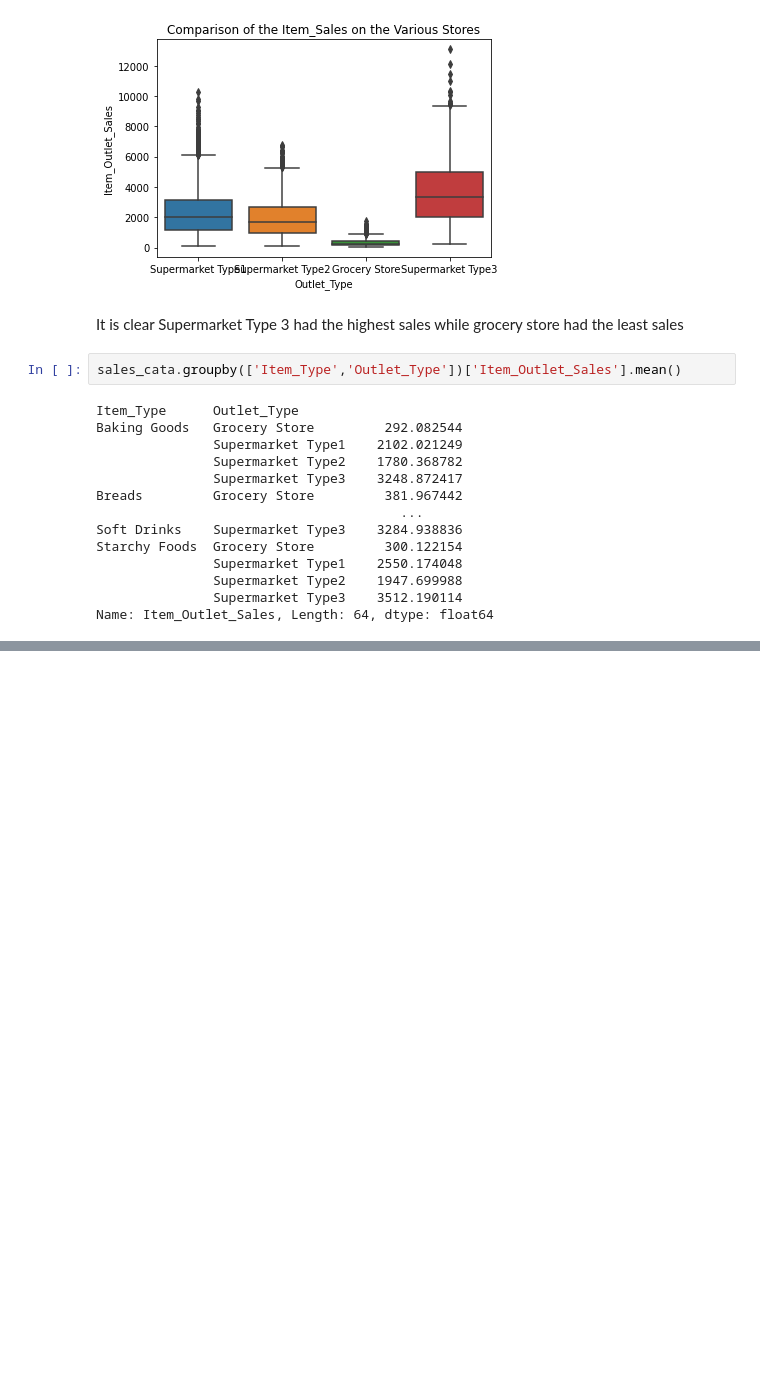
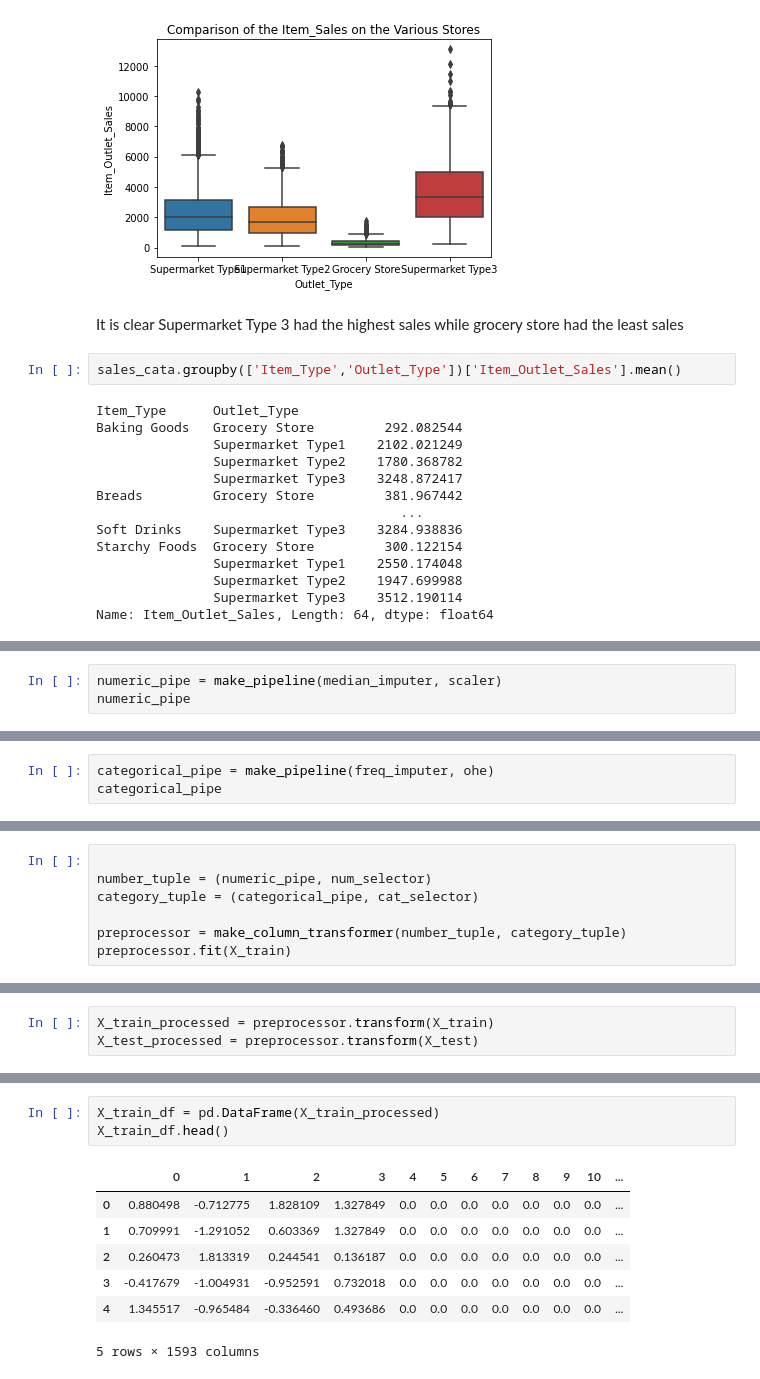
Before and after one commit to maryawamaitha/A-Food-Sales-PredictionsProject, a Jupyter notebook: Project1_FoodSalesPrediction.ipynb, the cells around one changed output, grey strips where cells are left out. Cells and saved outputs as stored; diff of their text form; blank space fills up the shorter version.

```diff
--- a/Project1_FoodSalesPrediction.ipynb
+++ b/Project1_FoodSalesPrediction.ipynb
@@ -251,0 +278,3 @@ Name: Item_Outlet_Sales, Length: 64, dtype: float64
+# %%
+numeric_pipe = make_pipeline(median_imputer, scaler)
+numeric_pipe
@@ -251,0 +284,3 @@ Name: Item_Outlet_Sales, Length: 64, dtype: float64
+# %%
+categorical_pipe = make_pipeline(freq_imputer, ohe)
+categorical_pipe
@@ -251,0 +291,7 @@ Name: Item_Outlet_Sales, Length: 64, dtype: float64
+# %%
+
+number_tuple = (numeric_pipe, num_selector)
+category_tuple = (categorical_pipe, cat_selector)
+
+preprocessor = make_column_transformer(number_tuple, category_tuple)
+preprocessor.fit(X_train)
@@ -251,0 +312,3 @@ Name: Item_Outlet_Sales, Length: 64, dtype: float64
+# %%
+X_train_processed = preprocessor.transform(X_train)
+X_test_processed = preprocessor.transform(X_test)
@@ -251,0 +335,11 @@ Name: Item_Outlet_Sales, Length: 64, dtype: float64
+# %%
+X_train_df = pd.DataFrame(X_train_processed)
+X_train_df.head()
+# %% [output]
+|  | 0 | 1 | 2 | 3 | 4 | 5 | 6 | 7 | 8 | 9 | 10 | ... |
+| 0 | 0.880498 | -0.712775 | 1.828109 | 1.327849 | 0.0 | 0.0 | 0.0 | 0.0 | 0.0 | 0.0 | 0.0 | ... |
+| 1 | 0.709991 | -1.291052 | 0.603369 | 1.327849 | 0.0 | 0.0 | 0.0 | 0.0 | 0.0 | 0.0 | 0.0 | ... |
+| 2 | 0.260473 | 1.813319 | 0.244541 | 0.136187 | 0.0 | 0.0 | 0.0 | 0.0 | 0.0 | 0.0 | 0.0 | ... |
+| 3 | -0.417679 | -1.004931 | -0.952591 | 0.732018 | 0.0 | 0.0 | 0.0 | 0.0 | 0.0 | 0.0 | 0.0 | ... |
+| 4 | 1.345517 | -0.965484 | -0.336460 | 0.493686 | 0.0 | 0.0 | 0.0 | 0.0 | 0.0 | 0.0 | 0.0 | ... |
+5 rows × 1593 columns
```
Also changed, not shown: parts of 12 cells of this notebook.
